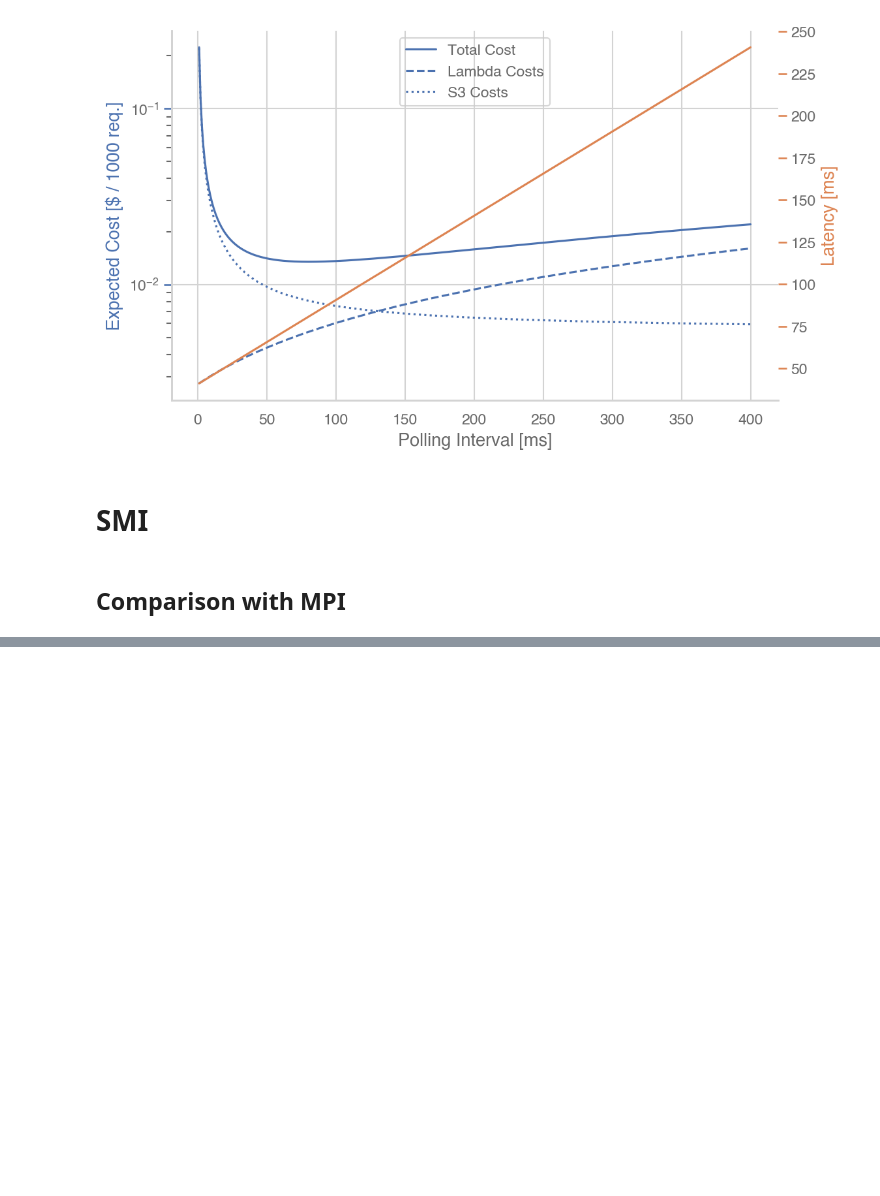
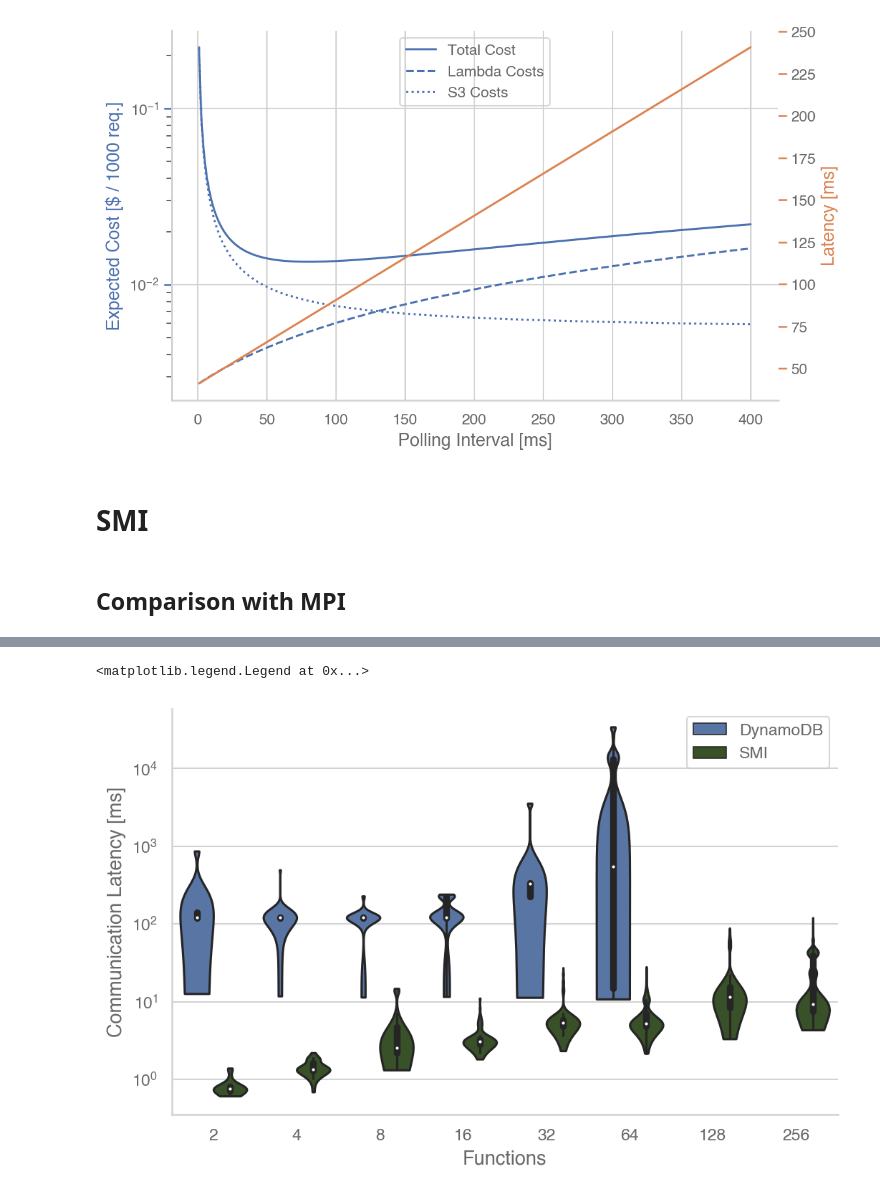
Before and after one commit to OpenCoreCH/LambdaCommBenchmarks, a Jupyter notebook: analysis/lambda_comm_benchmarks.ipynb, the cells around one changed output, grey strips where cells are left out. Saved outputs shown, nothing was run; the diff lists cells and outputs as text; code cells hidden in the pictures; blank space fills up the shorter version.

```diff
--- a/analysis/lambda_comm_benchmarks.ipynb
+++ b/analysis/lambda_comm_benchmarks.ipynb
@@ -1021,0 +1022,27 @@ for ix,iy in np.ndindex(axs.shape):
+# %%
+DYNAMO_BASE_PATH = os.path.join(BASE_PATH, 'LambdaML', 'examples', 'lambda', 'dynamo', 'out')
+SMI_BASE_BATH = os.path.join(BASE_PATH, 'LambdaML', 'examples', 'lambda', 'smibench', 'out')
+NUM_NODES = [2, 4, 8, 16, 32, 64, 128, 256]
+# %%
+exp_data = {"n": [], "latency": [], "method": []}
+for num_node in NUM_NODES:
+    comm_times = []
+    for i in range(num_node):
+        if num_node <= 64:
+            dynamo_path = os.path.join(DYNAMO_BASE_PATH, "{}_{}.json".format(num_node, i))
+            with open(dynamo_path, "r") as json_file:
+                data = json.load(json_file)
+                for comm_time in data['comm_times'][1:]:
+                    exp_data["n"].append(num_node)
+                    exp_data["latency"].append(comm_time * 1000)
+                    exp_data["method"].append("DynamoDB")
+        smi_path = os.path.join(SMI_BASE_BATH, "{}_{}.json".format(num_node, i))
+        with open(smi_path, "r") as json_file:
+            data = json.load(json_file)
+            for comm_time in data['comm_times'][1:]:
+                exp_data["n"].append(num_node)
+                exp_data["latency"].append(comm_time * 1000)
+                exp_data["method"].append("SMI")
+vals = pd.DataFrame(exp_data)
+vals.groupby(['method', 'n']).mean()
+vals.groupby(['method', 'n']).max()
@@ -1021,0 +1066,12 @@ for ix,iy in np.ndindex(axs.shape):
+# %%
+my_pal = {"DynamoDB": "b", "SMI": "#385723"}
+fig = plt.figure(figsize=(8,5))
+ax = fig.add_subplot()
+ax.set_yscale('log')
+sns.violinplot(x="n", y="latency", hue="method", data=vals, ax=ax, cut=0, palette=my_pal, scale="count")
+ax.set_xlabel("Functions")
+ax.set_ylabel("Communication Latency [ms]")
+ax.legend()
+# %% [output]
+<matplotlib.legend.Legend at 0x...>
+[figure, added]
```
Also changed, not shown: parts of 5 cells of this notebook.
